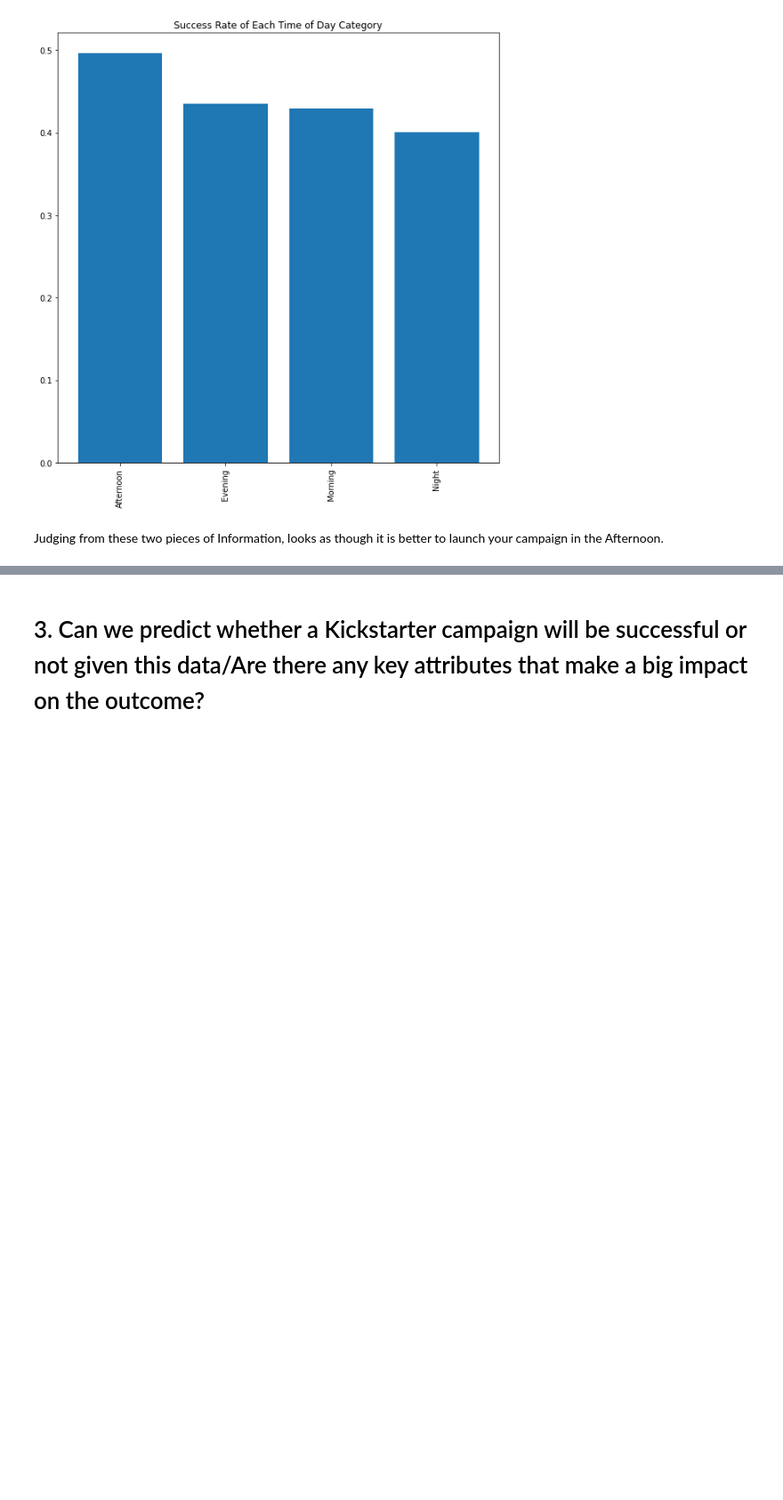
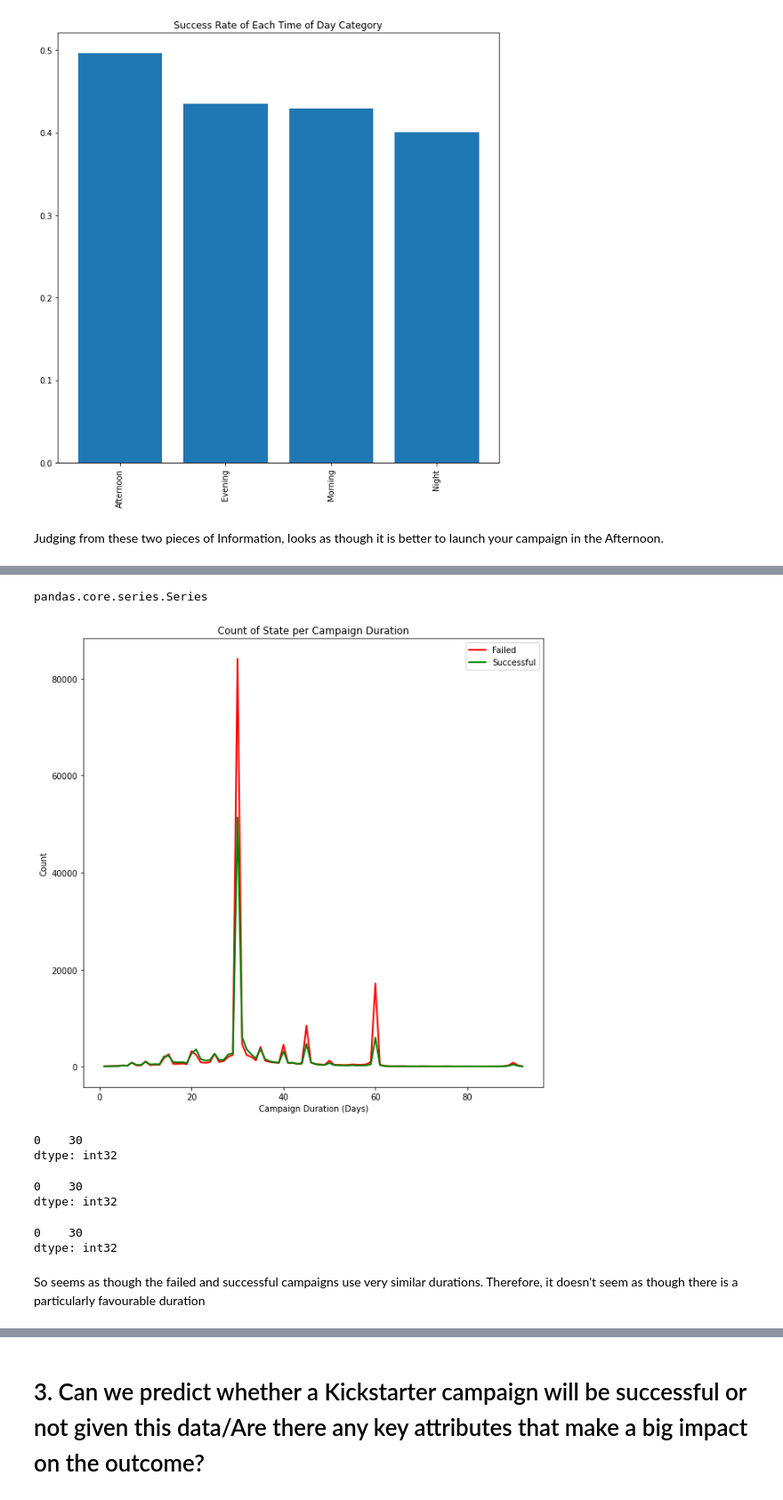
Before and after one commit to calluml333/Udacity-Data-Sciece-Nanodegree, a Jupyter notebook: Project 1/Project 1 Notebook.ipynb, the cells around one changed output, grey strips where cells are left out. Shown at 89% size. Cells and saved outputs as stored; diff of their text form; code cells hidden in the pictures; blank space fills up the shorter version.

```diff
--- a/Project 1/Project 1 Notebook.ipynb
+++ b/Project 1/Project 1 Notebook.ipynb
@@ -316,0 +319,5 @@ Judging from these two pieces of Information, looks as though it is better to la
+# %%
+from datetime import datetime
+
+df['campaign_duration'] = df["deadline"].astype("datetime64") - df["launched_date"].astype("datetime64")
+df['campaign_duration'] = df['campaign_duration'].astype(str).str.strip(' days').astype(int)
@@ -316,0 +333,35 @@ Judging from these two pieces of Information, looks as though it is better to la
+# %%
+state_durations = df.groupby(['state', 'campaign_duration']).size()
+# %%
+type(state_durations)
+# %% [output]
+pandas.core.series.Series
+# %%
+state_durations['failed'].plot(kind='line', figsize=(10,10), label='Failed', c='red', linewidth=2)
+state_durations['successful'].plot(kind='line', figsize=(10,10), label='Successful', c='green', linewidth=2)
+plt.title("Count of State per Campaign Duration")
+plt.xlabel('Campaign Duration (Days)')
+plt.ylabel('Count')
+plt.legend()
+plt.show()
+# %% [output]
+[figure, added]
+# %%
+df.campaign_duration.mode()
+# %% [output]
+0    30
+dtype: int32
+# %%
+failed_df = df[df['state'] == 'failed'][['state', 'campaign_duration']]
+failed_df.campaign_duration.mode()
+# %% [output]
+0    30
+dtype: int32
+# %%
+success_df = df[df['state'] == 'successful'][['state', 'campaign_duration']]
+success_df.campaign_duration.mode()
+# %% [output]
+0    30
+dtype: int32
+# %% [markdown]
+So seems as though the failed and successful campaigns use very similar durations. Therefore, it doesn't seem as though there is a particularly favourable duration
```
Also changed, not shown: parts of 8 cells of this notebook.
